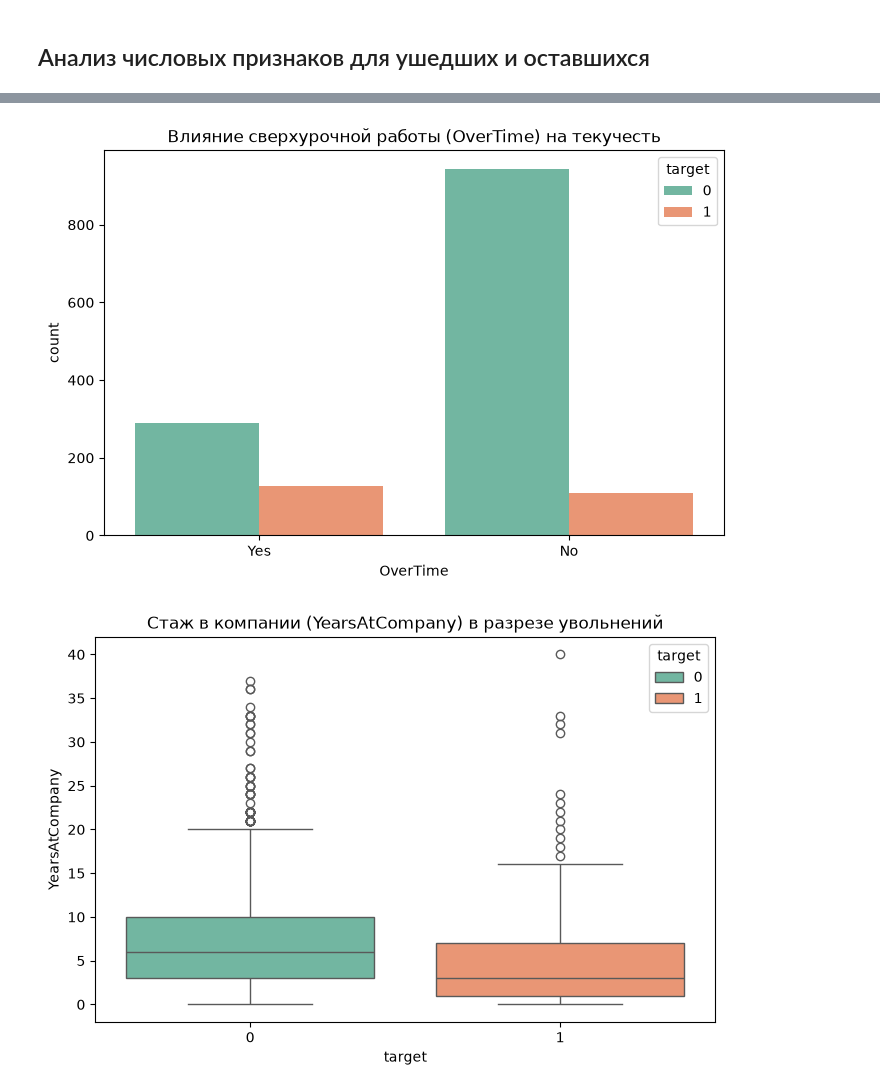
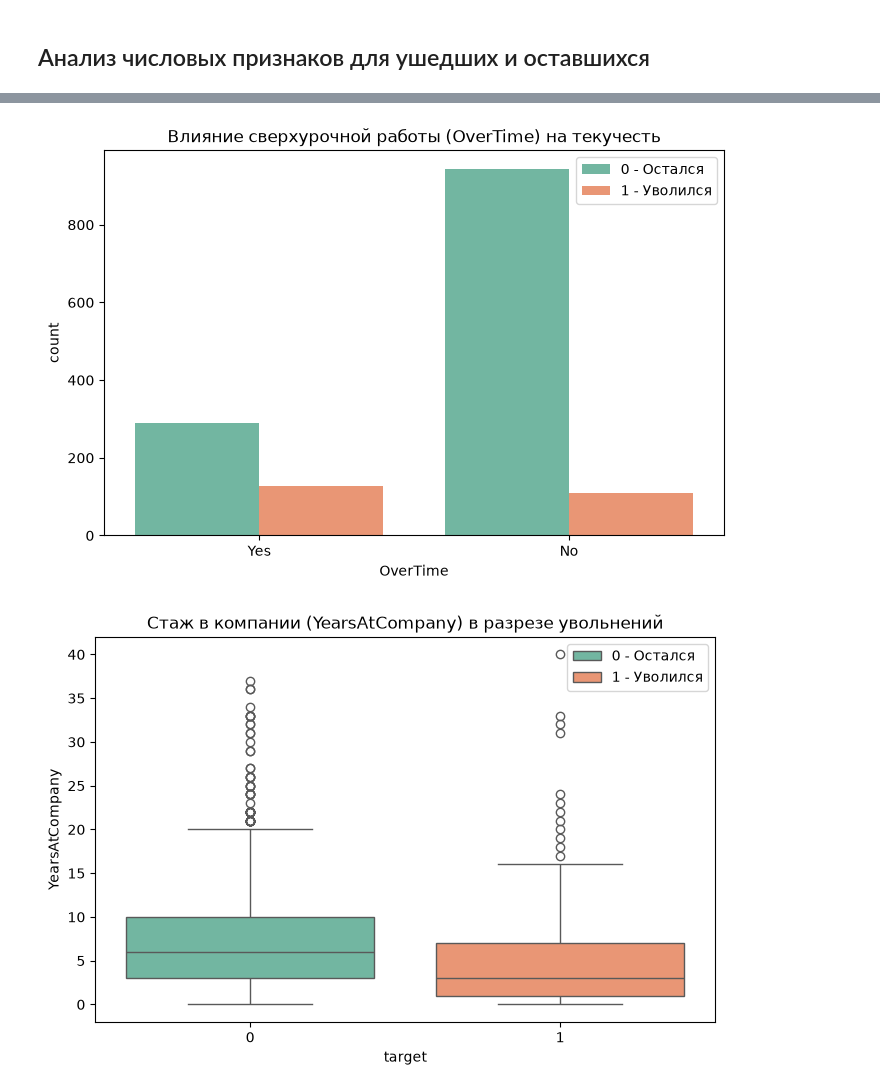
Before and after one commit to yulia-saharova/IBM_HR_Analytics, a Jupyter notebook: 02_visualization_and_analysis.ipynb, the cells around one changed output, grey strips where cells are left out. Cells and saved outputs as stored; diff of their text form; code cells hidden in the pictures.

```diff
--- a/02_visualization_and_analysis.ipynb
+++ b/02_visualization_and_analysis.ipynb
@@ -158,15 +163,17 @@ Name: target, dtype: float64
 plt.figure(figsize=(8, 5))
 sns.countplot(x='OverTime', hue='target', data=df, palette='Set2')
 plt.title('Влияние сверхурочной работы (OverTime) на текучесть')
+plt.legend(['0 - Остался', '1 - Уволился'])
 plt.show()
 # %% [output]
-[figure, old version]
+[figure, new version]
 # %%
 # Влияние числового признака (Стаж в компании)
 plt.figure(figsize=(8, 5))
 sns.boxplot(x='target', y='YearsAtCompany', data=df, palette='Set2', hue='target')
 plt.title('Стаж в компании (YearsAtCompany) в разрезе увольнений')
+plt.legend(['0 - Остался', '1 - Уволился'])
 plt.show()
 # %% [output]
-[figure, old version]
+[figure, new version]
 # %%
```
Also changed, not shown: parts of 13 cells of this notebook, 9 other files.
